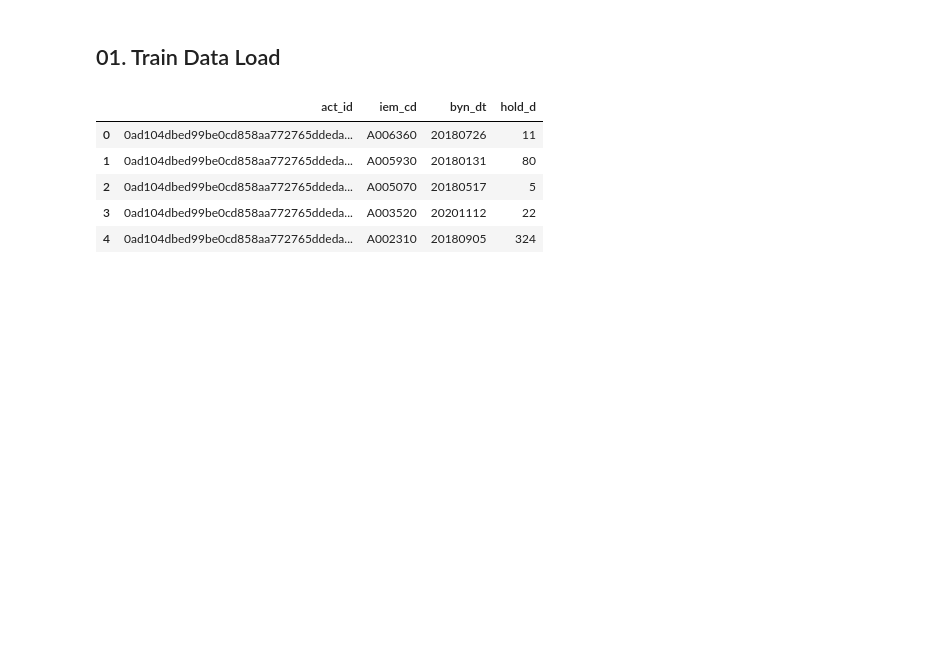
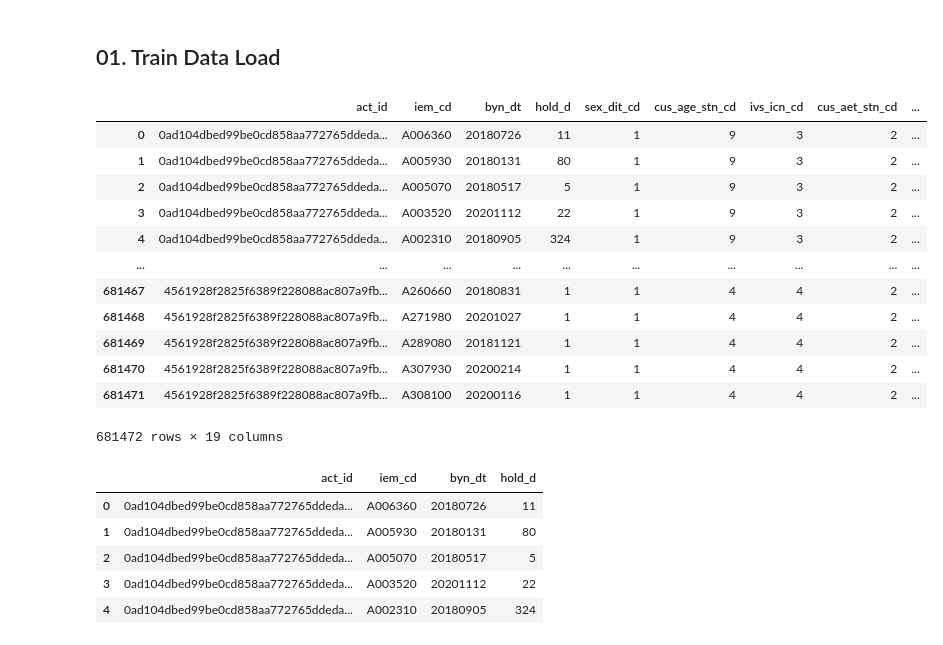
Before and after one commit to nananana-Banana/2021-nh-bigdata-competition, a Jupyter notebook: model/notebooks/xgboost.ipynb, the cells around one changed output. Drawn from its saved outputs; the diff is of its cells as text; code cells hidden in the pictures; blank space fills up the shorter version.

Commit message:
past_d 6 months

```diff
--- a/model/notebooks/xgboost.ipynb
+++ b/model/notebooks/xgboost.ipynb
@@ -26,8 +28,24 @@ Please use `tqdm.notebook.tqdm` instead of `tqdm.tqdm_notebook`
 ## 01. Train Data Load
 # %%
 ## load preprocessing data (past_d)
-# train_df = pd.read_csv('./result/train_past_d.csv')
-# test_df = pd.read_csv('./result/test_past_d.csv')
+train_df = pd.read_csv('./result/train_past_d.csv')
+test_df = pd.read_csv('./result/test_past_d.csv')
+# %%
+train_df
+# %% [output]
+|  | act_id | iem_cd | byn_dt | hold_d | sex_dit_cd | cus_age_stn_cd | ivs_icn_cd | cus_aet_stn_cd | ... |
+| 0 | 0ad104dbed99be0cd858aa772765ddeda... | A006360 | 20180726 | 11 | 1 | 9 | 3 | 2 | ... |
+| 1 | 0ad104dbed99be0cd858aa772765ddeda... | A005930 | 20180131 | 80 | 1 | 9 | 3 | 2 | ... |
+| 2 | 0ad104dbed99be0cd858aa772765ddeda... | A005070 | 20180517 | 5 | 1 | 9 | 3 | 2 | ... |
+| 3 | 0ad104dbed99be0cd858aa772765ddeda... | A003520 | 20201112 | 22 | 1 | 9 | 3 | 2 | ... |
+| 4 | 0ad104dbed99be0cd858aa772765ddeda... | A002310 | 20180905 | 324 | 1 | 9 | 3 | 2 | ... |
+| ... | ... | ... | ... | ... | ... | ... | ... | ... | ... |
+| 681467 | 4561928f2825f6389f228088ac807a9fb... | A260660 | 20180831 | 1 | 1 | 4 | 4 | 2 | ... |
+| 681468 | 4561928f2825f6389f228088ac807a9fb... | A271980 | 20201027 | 1 | 1 | 4 | 4 | 2 | ... |
+| 681469 | 4561928f2825f6389f228088ac807a9fb... | A289080 | 20181121 | 1 | 1 | 4 | 4 | 2 | ... |
+| 681470 | 4561928f2825f6389f228088ac807a9fb... | A307930 | 20200214 | 1 | 1 | 4 | 4 | 2 | ... |
+| 681471 | 4561928f2825f6389f228088ac807a9fb... | A308100 | 20200116 | 1 | 1 | 4 | 4 | 2 | ... |
+681472 rows × 19 columns
 # %%
 path = conf.data_path
 # %%
```
Also changed, not shown: parts of 29 cells of this notebook.
